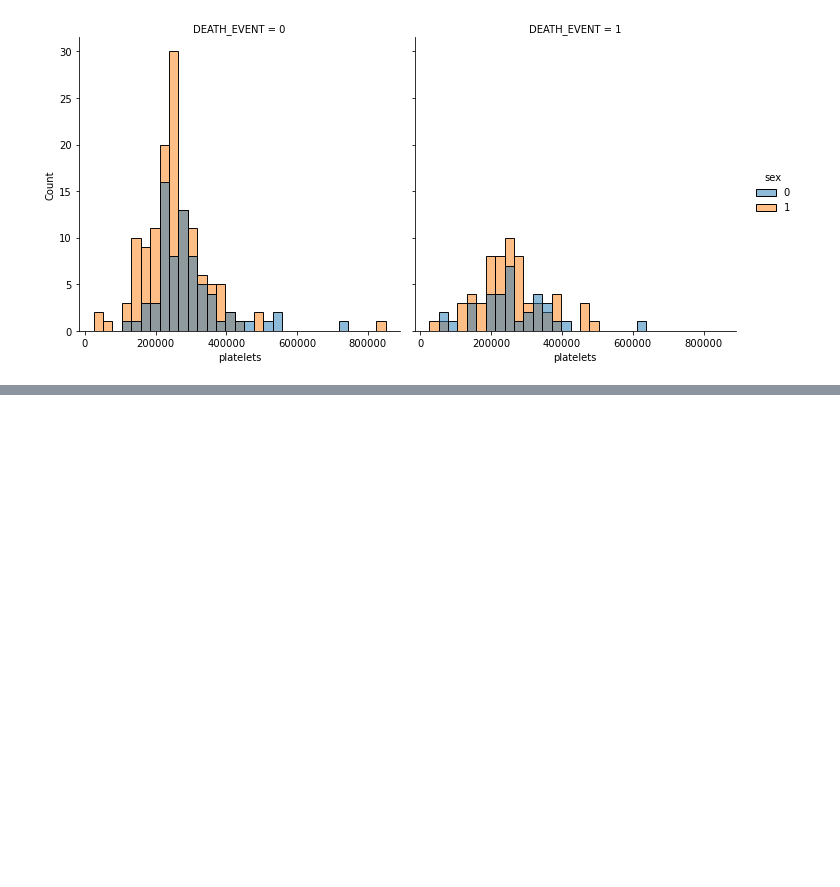
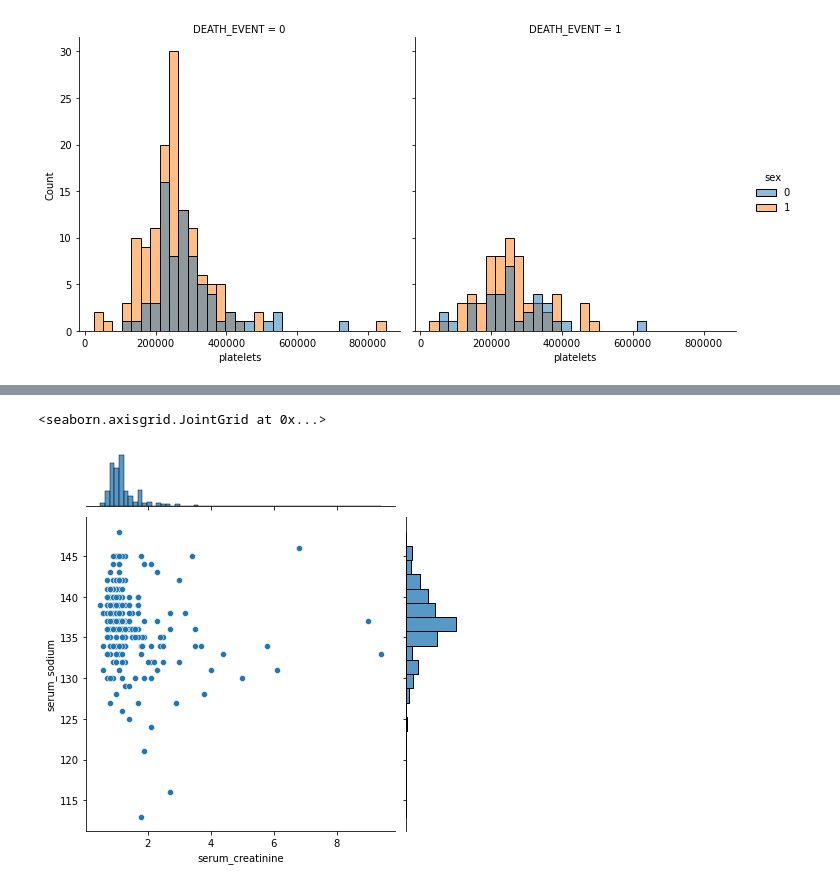
Before and after one commit to Mariacodes777/Heart_Failure_FP, a Jupyter notebook: Heart_Failure_DatasetPy.ipynb, the cells around one changed output, grey strips where cells are left out. Cells and saved outputs as stored; diff of their text form; code cells hidden in the pictures; blank space fills up the shorter version.

```diff
--- a/Heart_Failure_DatasetPy.ipynb
+++ b/Heart_Failure_DatasetPy.ipynb
@@ -774,0 +801,5 @@ sns.displot(HrtFail, x='platelets', hue = 'sex', col = 'DEATH_EVENT', kind='hist
+# %%
+sns.jointplot(data= HeartFail, x="serum_creatinine", y="serum_sodium")
+# %% [output]
+<seaborn.axisgrid.JointGrid at 0x...>
+[figure, added]
```
Also changed, not shown: parts of 7 cells of this notebook.
